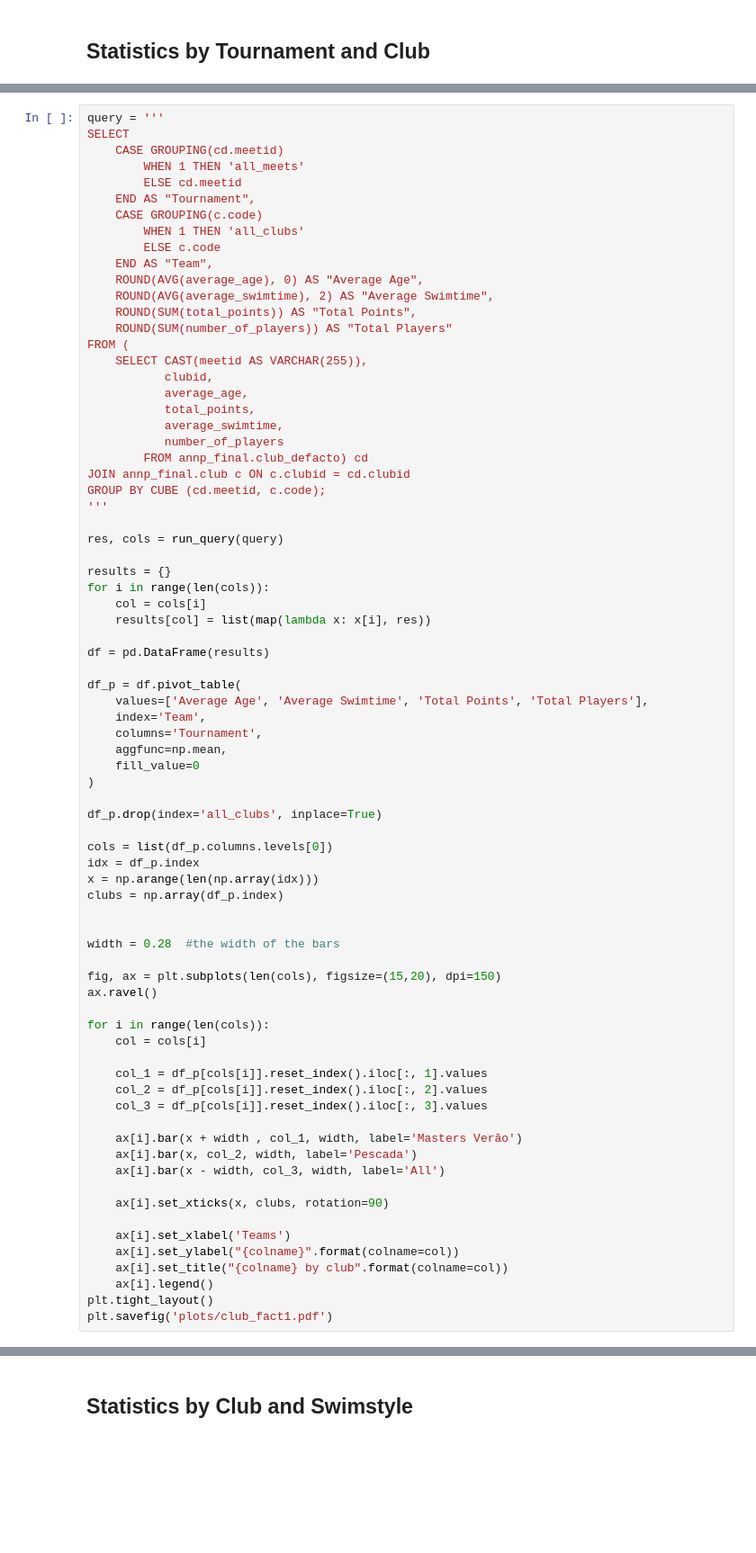
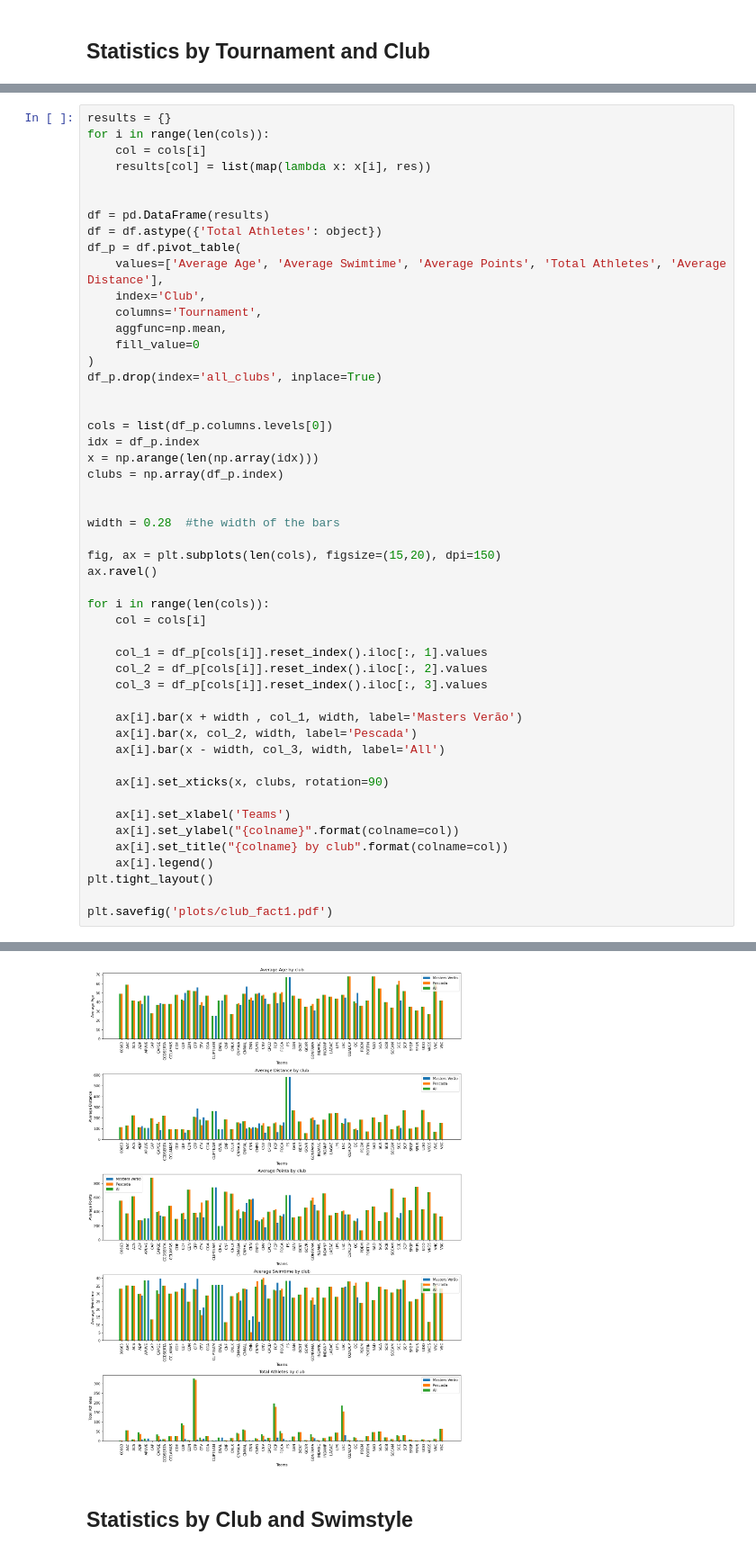
Before and after one commit to ruipedro16/TABD, a Jupyter notebook: queries.ipynb, the cells around one changed output, grey strips where cells are left out. Shown at 90% size. Drawn from its saved outputs; the diff is of its cells as text; blank space fills up the shorter version.

```diff
--- a/queries.ipynb
+++ b/queries.ipynb
@@ -366,48 +423,21 @@ plt.savefig('plots/clubsbyregion-es-pie.png')
 # %%
-query = '''
-SELECT
-    CASE GROUPING(cd.meetid)
-        WHEN 1 THEN 'all_meets'
-        ELSE cd.meetid
-    END AS "Tournament",
-    CASE GROUPING(c.code)
-        WHEN 1 THEN 'all_clubs'
-        ELSE c.code
-    END AS "Team",
-    ROUND(AVG(average_age), 0) AS "Average Age",
-    ROUND(AVG(average_swimtime), 2) AS "Average Swimtime",
-    ROUND(SUM(total_points)) AS "Total Points",
-    ROUND(SUM(number_of_players)) AS "Total Players"
-FROM (
-    SELECT CAST(meetid AS VARCHAR(255)),
-           clubid,
-           average_age,
-           total_points,
-           average_swimtime,
-           number_of_players
-        FROM annp_final.club_defacto) cd
-JOIN annp_final.club c ON c.clubid = cd.clubid
-GROUP BY CUBE (cd.meetid, c.code);
-'''
-
-res, cols = run_query(query)
-
 results = {}
 for i in range(len(cols)):
     col = cols[i]
     results[col] = list(map(lambda x: x[i], res))
 
+
 df = pd.DataFrame(results)
-
+df = df.astype({'Total Athletes': object})
 df_p = df.pivot_table(
-    values=['Average Age', 'Average Swimtime', 'Total Points', 'Total Players'],
-    index='Team',
+    values=['Average Age', 'Average Swimtime', 'Average Points', 'Total Athletes', 'Average Distance'],
+    index='Club',
     columns='Tournament',
     aggfunc=np.mean,
     fill_value=0
 )
+df_p.drop(index='all_clubs', inplace=True)
 
-df_p.drop(index='all_clubs', inplace=True)
 
 cols = list(df_p.columns.levels[0])
 idx = df_p.index
@@ -438,5 +468,6 @@ for i in range(len(cols)):
     ax[i].set_title("{colname} by club".format(colname=col))
     ax[i].legend()
 plt.tight_layout()
+
 plt.savefig('plots/club_fact1.pdf')
 # %% [output]
@@ -444,3 +474,4 @@ TypeError: write() argument must be str, not <class 'psycopg2.errors.UndefinedTa
+[figure, added]
 # %% [markdown]
 ## Statistics by Club and Swimstyle
 # %%
```
Also changed, not shown: parts of 3 cells of this notebook.
